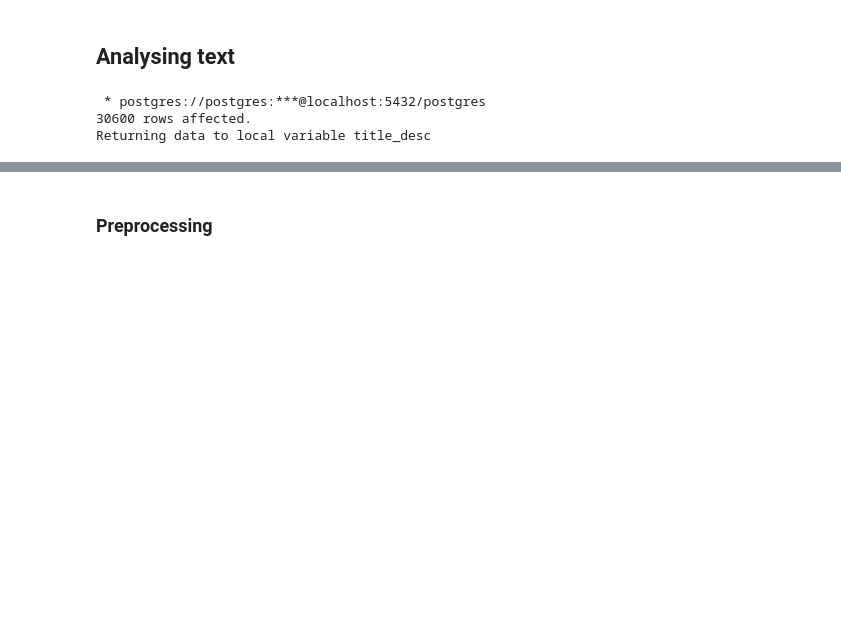
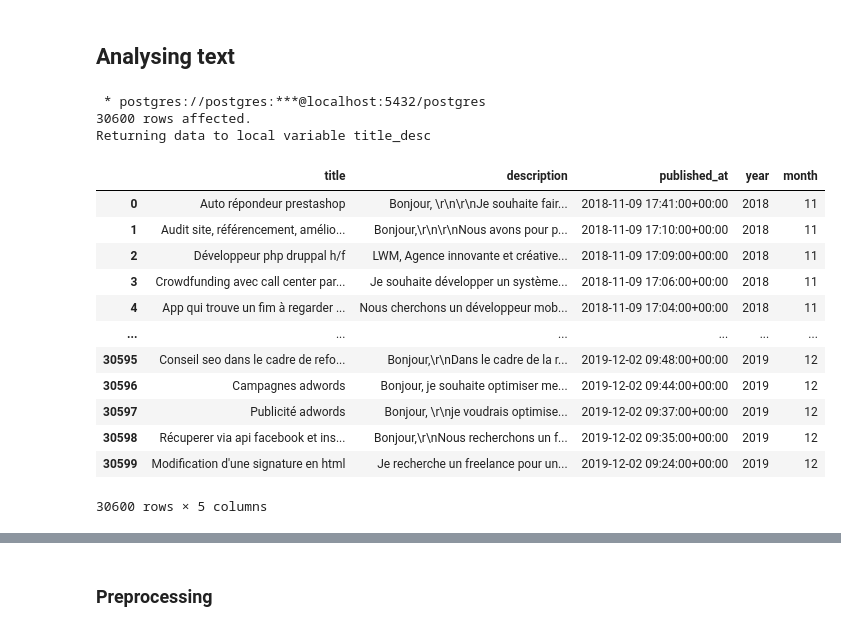
Before and after one commit to eric-burel/codeur-analysis, a Jupyter notebook: Analysis.ipynb, the cells around one changed output, grey strips where cells are left out. Saved outputs shown, nothing was run; the diff lists cells and outputs as text; code cells hidden in the pictures; blank space fills up the shorter version.

```diff
--- a/Analysis.ipynb
+++ b/Analysis.ipynb
@@ -67,5 +67,6 @@ node_df['published_at'] = pd.to_datetime(node_df['published_at'])
 def split_date(df):
     df['year'] = df['published_at'].dt.year
     df['month'] = df['published_at'].dt.month
+    return df
 
 split_date(node_df)
@@ -174,3 +188,18 @@ from scraper_codeurproject
 Returning data to local variable title_desc
 # %%
 title_desc = title_desc.DataFrame()
+split_date(title_desc)
+# %% [output]
+|  | title | description | published_at | year | month |
+| 0 | Auto répondeur prestashop | Bonjour, \r\n\r\nJe souhaite fair... | 2018-11-09 17:41:00+00:00 | 2018 | 11 |
+| 1 | Audit site, référencement, amélio... | Bonjour,\r\n\r\nNous avons pour p... | 2018-11-09 17:10:00+00:00 | 2018 | 11 |
+| 2 | Développeur php druppal h/f | LWM, Agence innovante et créative... | 2018-11-09 17:09:00+00:00 | 2018 | 11 |
+| 3 | Crowdfunding avec call center par... | Je souhaite développer un système... | 2018-11-09 17:06:00+00:00 | 2018 | 11 |
+| 4 | App qui trouve un fim à regarder ... | Nous cherchons un développeur mob... | 2018-11-09 17:04:00+00:00 | 2018 | 11 |
+| ... | ... | ... | ... | ... | ... |
+| 30595 | Conseil seo dans le cadre de refo... | Bonjour,\r\nDans le cadre de la r... | 2019-12-02 09:48:00+00:00 | 2019 | 12 |
+| 30596 | Campagnes adwords | Bonjour, je souhaite optimiser me... | 2019-12-02 09:44:00+00:00 | 2019 | 12 |
+| 30597 | Publicité adwords | Bonjour, \r\nje voudrais optimise... | 2019-12-02 09:37:00+00:00 | 2019 | 12 |
+| 30598 | Récuperer via api facebook et ins... | Bonjour,\r\nNous recherchons un f... | 2019-12-02 09:35:00+00:00 | 2019 | 12 |
+| 30599 | Modification d'une signature en html | Je recherche un freelance pour un... | 2019-12-02 09:24:00+00:00 | 2019 | 12 |
+30600 rows × 5 columns
```
Also changed, not shown: parts of 19 cells of this notebook, 1 other file.
